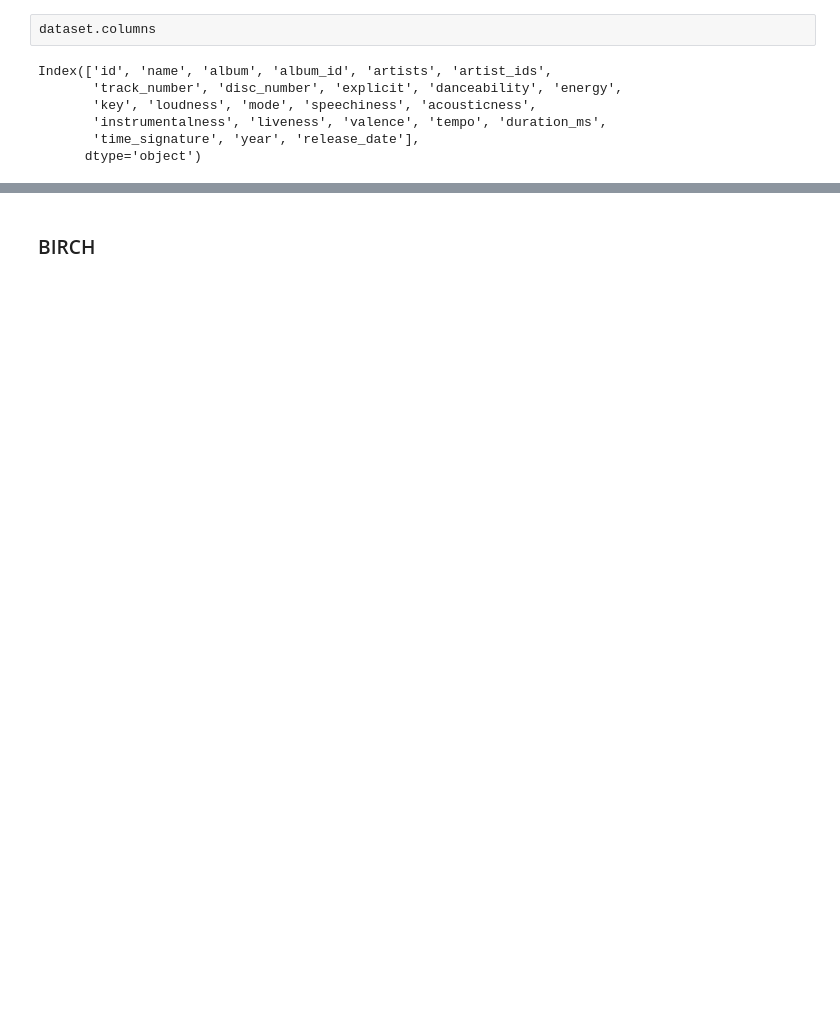
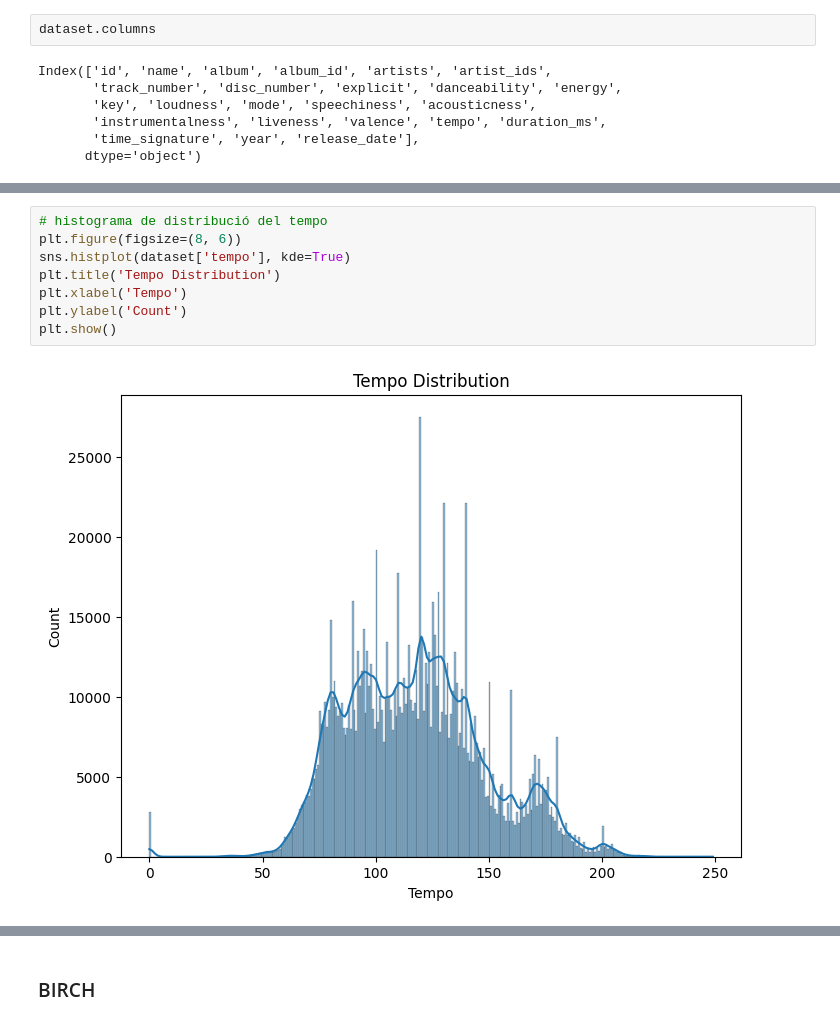
Before and after one commit to Jidorr/Spotify_TFM, a Jupyter notebook: src/modeling/recommender_system.ipynb, the cells around one changed output, grey strips where cells are left out. Drawn from its saved outputs; the diff is of its cells as text; blank space fills up the shorter version.

```diff
--- a/src/modeling/recommender_system.ipynb
+++ b/src/modeling/recommender_system.ipynb
@@ -149,0 +127,10 @@ dict1['kmeans']=x
+# %%
+# histograma de distribució del tempo
+plt.figure(figsize=(8, 6))
+sns.histplot(dataset['tempo'], kde=True)
+plt.title('Tempo Distribution')
+plt.xlabel('Tempo')
+plt.ylabel('Count')
+plt.show()
+# %% [output]
+[figure, added]
```
Also changed, not shown: parts of 78 cells of this notebook, 8 other files.
